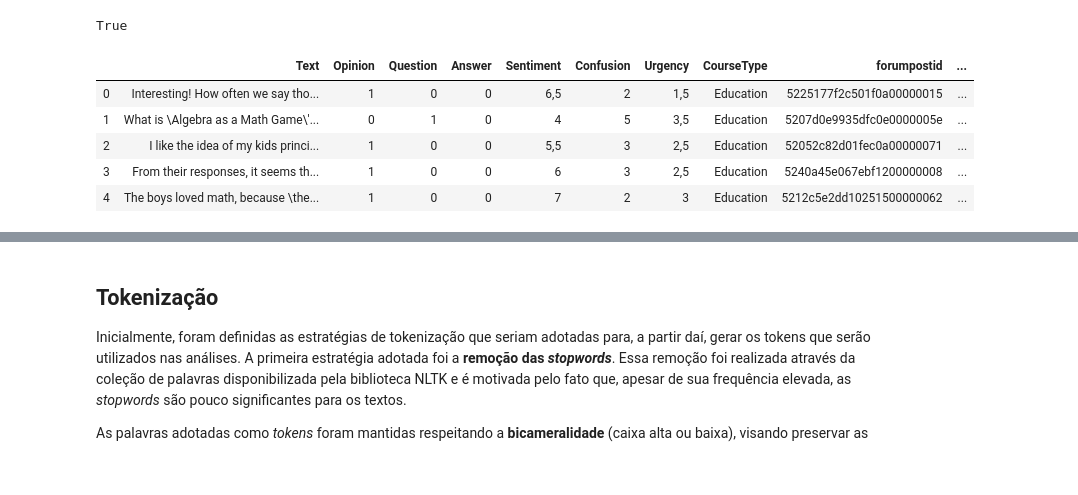
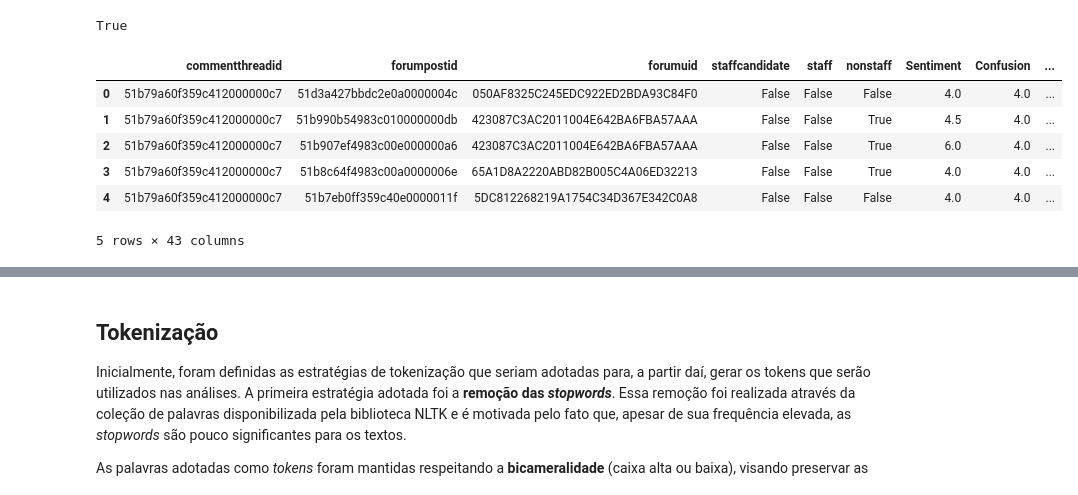
Before and after one commit to tiago-clementino/consensus_x_relevance, a Jupyter notebook: data_treatments/clean_and_report.ipynb, the cells around one changed output, grey strips where cells are left out. Drawn from its saved outputs; the diff is of its cells as text; code cells hidden in the pictures.

```diff
--- a/data_treatments/clean_and_report.ipynb
+++ b/data_treatments/clean_and_report.ipynb
@@ -39,16 +39,17 @@ True
 # %%
 #import re
 #from unidecode import unidecode
 #import unicodedata as ud
 
-RESULTS_CSV = '..\data\stanford\in.csv'
+RESULTS_CSV = '..\data\stanford\inn.csv'
 data = pd.read_csv(RESULTS_CSV).replace(np.nan, "", regex = True)
 
 data.head()
 # %% [output]
-|  | Text | Opinion | Question | Answer | Sentiment | Confusion | Urgency | CourseType | forumpostid | ... |
-| 0 | Interesting! How often we say tho... | 1 | 0 | 0 | 6,5 | 2 | 1,5 | Education | 5225177f2c501f0a00000015 | ... |
-| 1 | What is \Algebra as a Math Game\'... | 0 | 1 | 0 | 4 | 5 | 3,5 | Education | 5207d0e9935dfc0e0000005e | ... |
-| 2 | I like the idea of my kids princi... | 1 | 0 | 0 | 5,5 | 3 | 2,5 | Education | 52052c82d01fec0a00000071 | ... |
-| 3 | From their responses, it seems th... | 1 | 0 | 0 | 6 | 3 | 2,5 | Education | 5240a45e067ebf1200000008 | ... |
-| 4 | The boys loved math, because \the... | 1 | 0 | 0 | 7 | 2 | 3 | Education | 5212c5e2dd10251500000062 | ... |
+|  | commentthreadid | forumpostid | forumuid | staffcandidate | staff | nonstaff | Sentiment | Confusion | ... |
+| 0 | 51b79a60f359c412000000c7 | 51d3a427bbdc2e0a0000004c | 050AF8325C245EDC922ED2BDA93C84F0 | False | False | False | 4.0 | 4.0 | ... |
+| 1 | 51b79a60f359c412000000c7 | 51b990b54983c010000000db | 423087C3AC2011004E642BA6FBA57AAA | False | False | True | 4.5 | 4.0 | ... |
+| 2 | 51b79a60f359c412000000c7 | 51b907ef4983c00e000000a6 | 423087C3AC2011004E642BA6FBA57AAA | False | False | True | 6.0 | 4.0 | ... |
+| 3 | 51b79a60f359c412000000c7 | 51b8c64f4983c00a0000006e | 65A1D8A2220ABD82B005C4A06ED32213 | False | False | True | 4.0 | 4.0 | ... |
+| 4 | 51b79a60f359c412000000c7 | 51b7eb0ff359c40e0000011f | 5DC812268219A1754C34D367E342C0A8 | False | False | False | 4.0 | 4.0 | ... |
+5 rows × 43 columns
```
Also changed, not shown: parts of 10 cells of this notebook.
